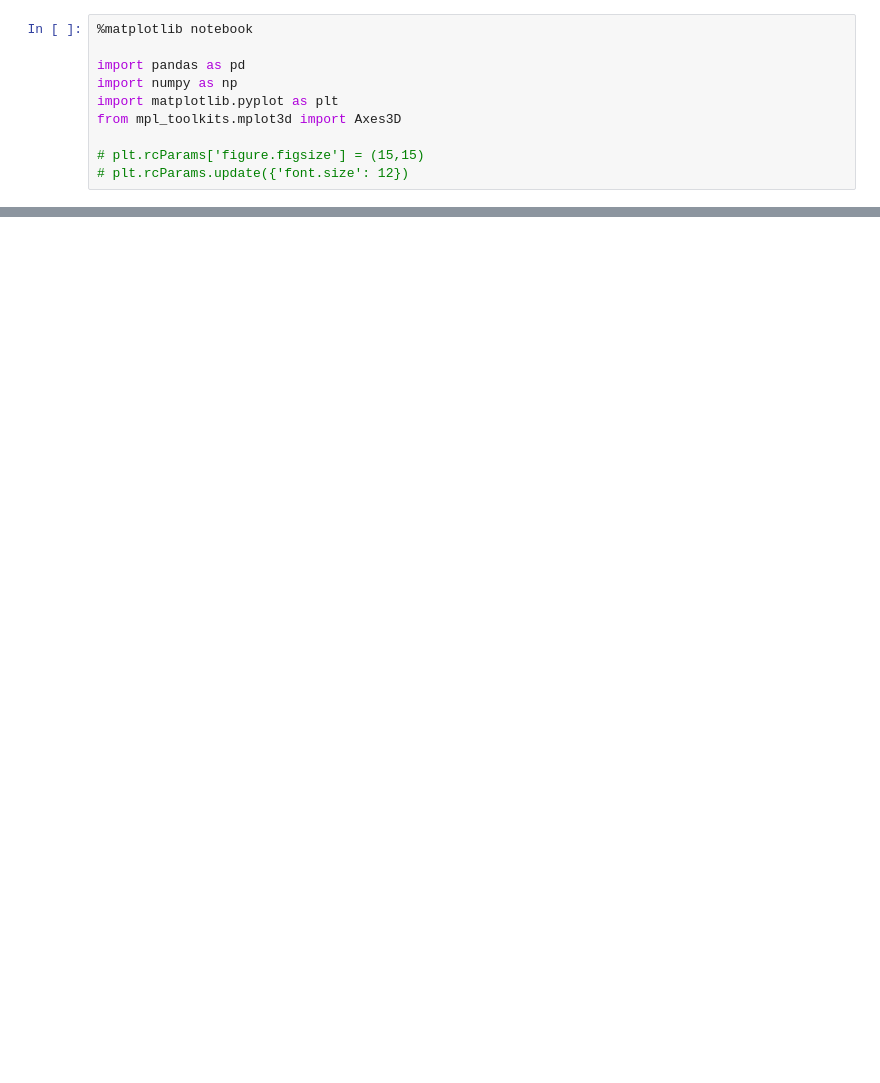
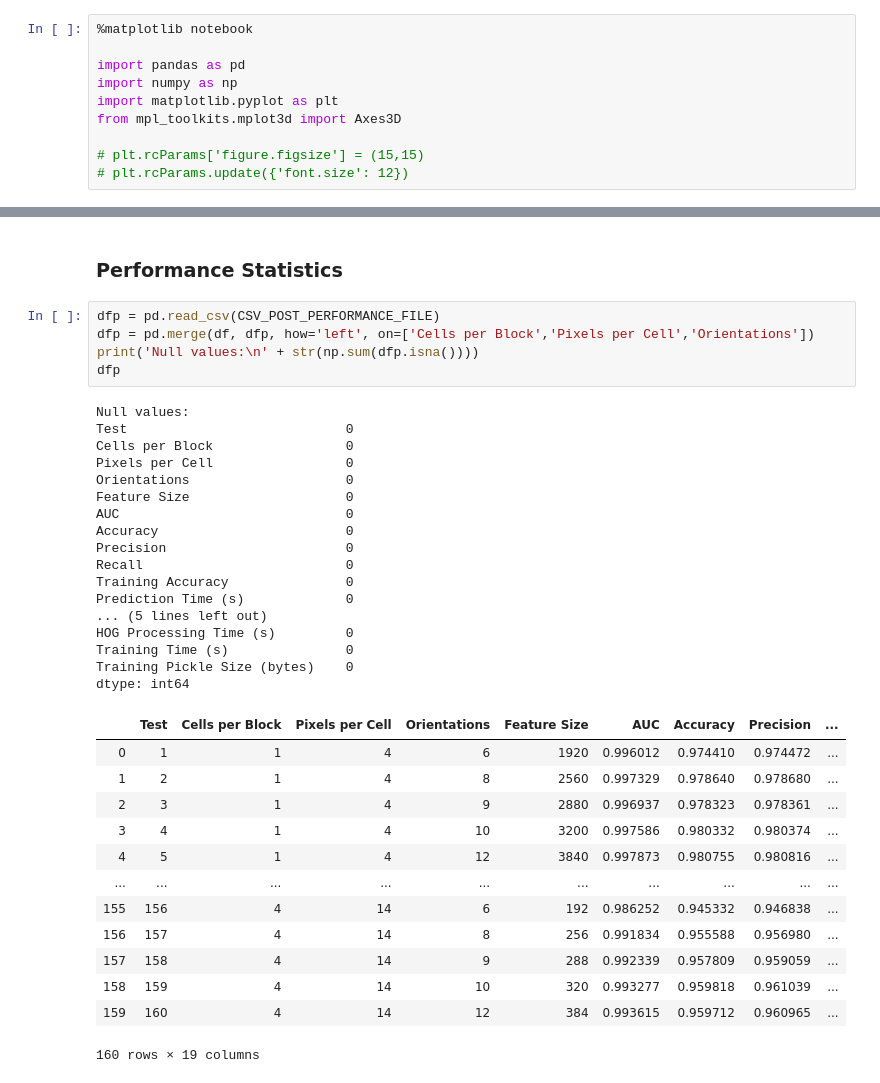
Before and after one commit to icecreambean/COMP9517, a Jupyter notebook: a2_indiv/z5075018_hogsvm_postanalysis.ipynb, the cells around one changed output, grey strips where cells are left out. Drawn from its saved outputs; the diff is of its cells as text; blank space fills up the shorter version.

```diff
--- a/a2_indiv/z5075018_hogsvm_postanalysis.ipynb
+++ b/a2_indiv/z5075018_hogsvm_postanalysis.ipynb
@@ -270,0 +379,38 @@ Name: 14, dtype: float64
+# %% [markdown]
+### Performance Statistics
+# %%
+dfp = pd.read_csv(CSV_POST_PERFORMANCE_FILE)
+dfp = pd.merge(df, dfp, how='left', on=['Cells per Block','Pixels per Cell','Orientations'])
+print('Null values:\n' + str(np.sum(dfp.isna())))
+dfp
+# %% [output]
+Null values:
+Test                            0
+Cells per Block                 0
+Pixels per Cell                 0
+Orientations                    0
+Feature Size                    0
+AUC                             0
+Accuracy                        0
+Precision                       0
+Recall                          0
+Training Accuracy               0
+Prediction Time (s)             0
+... (5 lines left out)
+HOG Processing Time (s)         0
+Training Time (s)               0
+Training Pickle Size (bytes)    0
+dtype: int64
+|  | Test | Cells per Block | Pixels per Cell | Orientations | Feature Size | AUC | Accuracy | Precision | ... |
+| 0 | 1 | 1 | 4 | 6 | 1920 | 0.996012 | 0.974410 | 0.974472 | ... |
+| 1 | 2 | 1 | 4 | 8 | 2560 | 0.997329 | 0.978640 | 0.978680 | ... |
+| 2 | 3 | 1 | 4 | 9 | 2880 | 0.996937 | 0.978323 | 0.978361 | ... |
+| 3 | 4 | 1 | 4 | 10 | 3200 | 0.997586 | 0.980332 | 0.980374 | ... |
+| 4 | 5 | 1 | 4 | 12 | 3840 | 0.997873 | 0.980755 | 0.980816 | ... |
+| ... | ... | ... | ... | ... | ... | ... | ... | ... | ... |
+| 155 | 156 | 4 | 14 | 6 | 192 | 0.986252 | 0.945332 | 0.946838 | ... |
+| 156 | 157 | 4 | 14 | 8 | 256 | 0.991834 | 0.955588 | 0.956980 | ... |
+| 157 | 158 | 4 | 14 | 9 | 288 | 0.992339 | 0.957809 | 0.959059 | ... |
+| 158 | 159 | 4 | 14 | 10 | 320 | 0.993277 | 0.959818 | 0.961039 | ... |
+| 159 | 160 | 4 | 14 | 12 | 384 | 0.993615 | 0.959712 | 0.960965 | ... |
+160 rows × 19 columns
```
Also changed, not shown: parts of 20 cells of this notebook, 6 other files.
